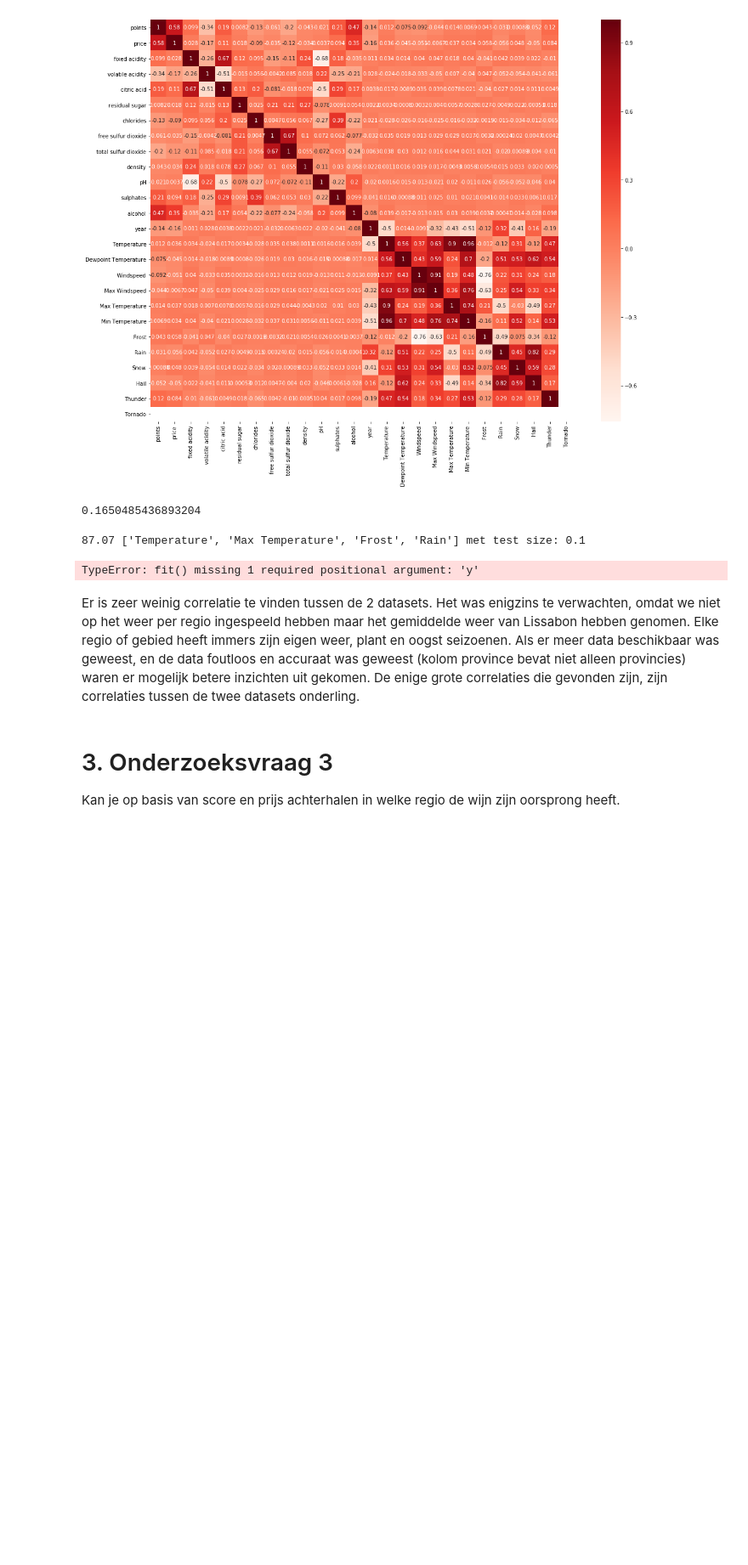
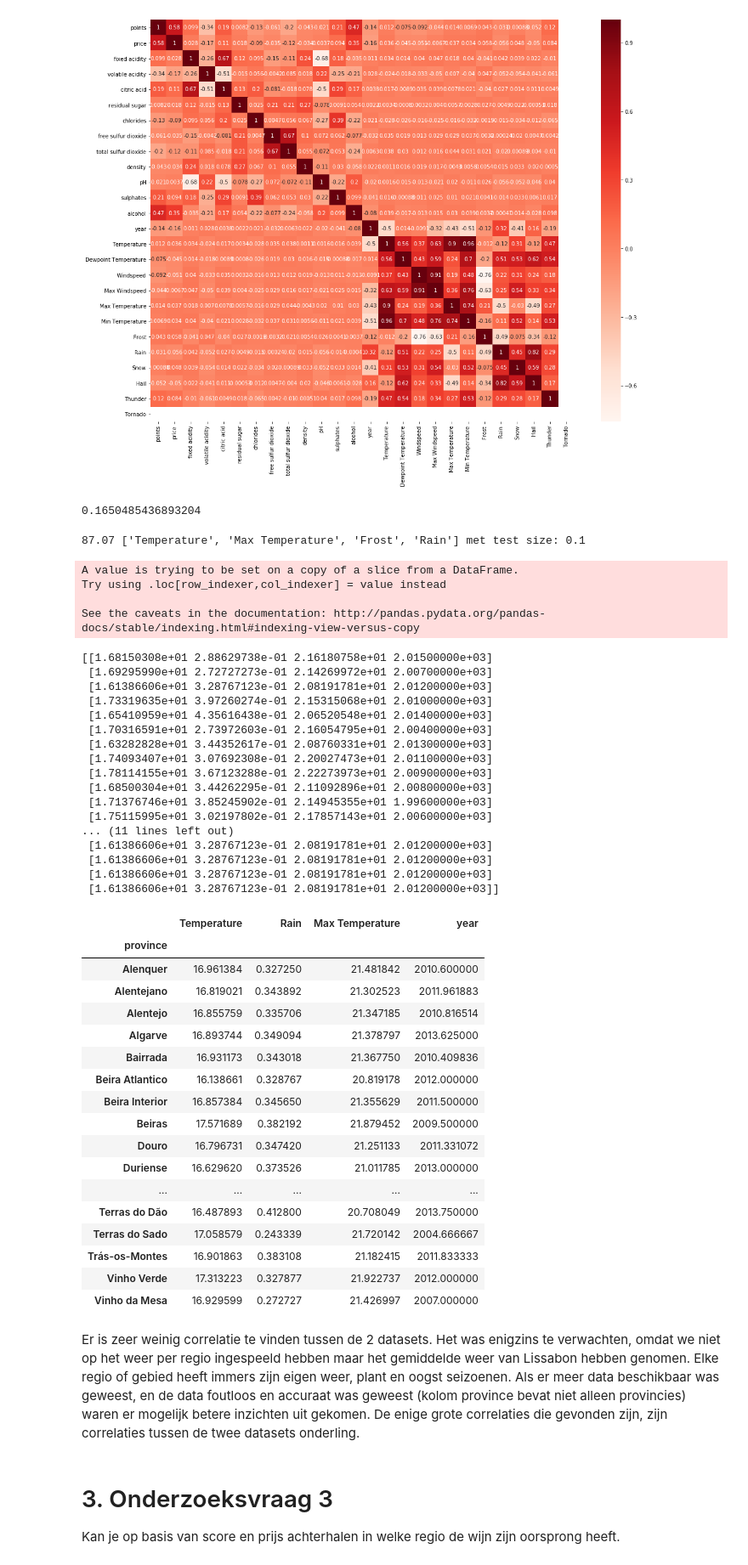
Before and after one commit to LucasVanWijk/Computational_Moddeling_Group_Project, a Jupyter notebook: Final_Wine_Modelling-Copy1.ipynb, the cells around one changed output. Shown at 85% size. Cells and saved outputs as stored; diff of their text form; code cells hidden in the pictures; blank space fills up the shorter version.

Commit message:
kmeans

```diff
--- a/Final_Wine_Modelling-Copy1.ipynb
+++ b/Final_Wine_Modelling-Copy1.ipynb
@@ -666,22 +667,62 @@ print(round(max(all_combs_and_score) * 100, 2),all_combs_and_score[max(all_combs
 # DecisionTreeClassifier
 # %% [output]
 87.07 ['Temperature', 'Max Temperature', 'Frost', 'Rain'] met test size: 0.1
-# %%
-# dependent and independent columns
-independent = redwines_with_yeartemperatures[['Temperature','Rain','Max Temperature','year']]
-
-# Test en train set
-X_train, X_test = train_test_split(independent, random_state=0, test_size=0.1)
-
-# Opzetten en trainen van model
-model = GaussianNB(3)
-model.fit(X_train)
-
-# Testen en uitrekenen nauwkeurigheid
-#print(model.predict(X_test))
-print(model.score(X_test,y_test))
-# %% [output]
-TypeError: fit() missing 1 required positional argument: 'y'
+# %%
+averages_per_regio =  redwines_with_yeartemperatures[['province','Temperature','Rain','Max Temperature','year']]
+averages_per_regio['count'] = 1
+averages_per_regio.set_index('province',inplace=True)
+averages_per_regio = averages_per_regio.groupby('province').sum()
+averages_per_regio = averages_per_regio[['Temperature','Rain','Max Temperature','year']].div(averages_per_regio['count'], axis=0)
+
+# dependent and independent columns
+X = redwines_with_yeartemperatures[['Temperature','Rain','Max Temperature','year']]
+
+# Opzetten en trainen van model
+model = KMeans(n_clusters=27, random_state=0).fit(X)
+
+# Testen en uitrekenen nauwkeurigheid
+print(model.cluster_centers_)
+averages_per_regio
+# %% [output]
+A value is trying to be set on a copy of a slice from a DataFrame.
+Try using .loc[row_indexer,col_indexer] = value instead
+
+See the caveats in the documentation: http://pandas.pydata.org/pandas-docs/stable/indexing.html#indexing-view-versus-copy
+[[1.68150308e+01 2.88629738e-01 2.16180758e+01 2.01500000e+03]
+ [1.69295990e+01 2.72727273e-01 2.14269972e+01 2.00700000e+03]
+ [1.61386606e+01 3.28767123e-01 2.08191781e+01 2.01200000e+03]
+ [1.73319635e+01 3.97260274e-01 2.15315068e+01 2.01000000e+03]
+ [1.65410959e+01 4.35616438e-01 2.06520548e+01 2.01400000e+03]
+ [1.70316591e+01 2.73972603e-01 2.16054795e+01 2.00400000e+03]
+ [1.63282828e+01 3.44352617e-01 2.08760331e+01 2.01300000e+03]
+ [1.74093407e+01 3.07692308e-01 2.20027473e+01 2.01100000e+03]
+ [1.78114155e+01 3.67123288e-01 2.22273973e+01 2.00900000e+03]
+ [1.68500304e+01 3.44262295e-01 2.11092896e+01 2.00800000e+03]
+ [1.71376746e+01 3.85245902e-01 2.14945355e+01 1.99600000e+03]
+ [1.75115995e+01 3.02197802e-01 2.17857143e+01 2.00600000e+03]
+... (11 lines left out)
+ [1.61386606e+01 3.28767123e-01 2.08191781e+01 2.01200000e+03]
+ [1.61386606e+01 3.28767123e-01 2.08191781e+01 2.01200000e+03]
+ [1.61386606e+01 3.28767123e-01 2.08191781e+01 2.01200000e+03]
+ [1.61386606e+01 3.28767123e-01 2.08191781e+01 2.01200000e+03]]
+|  | Temperature | Rain | Max Temperature | year |
+| province |  |  |  |  |
+| Alenquer | 16.961384 | 0.327250 | 21.481842 | 2010.600000 |
+| Alentejano | 16.819021 | 0.343892 | 21.302523 | 2011.961883 |
+| Alentejo | 16.855759 | 0.335706 | 21.347185 | 2010.816514 |
+| Algarve | 16.893744 | 0.349094 | 21.378797 | 2013.625000 |
+| Bairrada | 16.931173 | 0.343018 | 21.367750 | 2010.409836 |
+| Beira Atlantico | 16.138661 | 0.328767 | 20.819178 | 2012.000000 |
+| Beira Interior | 16.857384 | 0.345650 | 21.355629 | 2011.500000 |
+| Beiras | 17.571689 | 0.382192 | 21.879452 | 2009.500000 |
+| Douro | 16.796731 | 0.347420 | 21.251133 | 2011.331072 |
+| Duriense | 16.629620 | 0.373526 | 21.011785 | 2013.000000 |
+| ... | ... | ... | ... | ... |
+| Terras do Dão | 16.487893 | 0.412800 | 20.708049 | 2013.750000 |
+| Terras do Sado | 17.058579 | 0.243339 | 21.720142 | 2004.666667 |
+| Trás-os-Montes | 16.901863 | 0.383108 | 21.182415 | 2011.833333 |
+| Vinho Verde | 17.313223 | 0.327877 | 21.922737 | 2012.000000 |
+| Vinho da Mesa | 16.929599 | 0.272727 | 21.426997 | 2007.000000 |
 # %% [markdown]
 Er is zeer weinig correlatie te vinden tussen de 2 datasets. Het was enigzins te verwachten, omdat we niet op het weer per regio ingespeeld hebben maar het gemiddelde weer van Lissabon hebben genomen. Elke regio of gebied heeft immers zijn eigen weer, plant en oogst seizoenen. Als er meer data beschikbaar was geweest, en de data foutloos en accuraat was geweest (kolom province bevat niet alleen provincies) waren er mogelijk betere inzichten uit gekomen. De enige grote correlaties die gevonden zijn, zijn correlaties tussen de twee datasets onderling.
 # %% [markdown]
```
Also changed, not shown: parts of 14 cells of this notebook, 1 other file.
